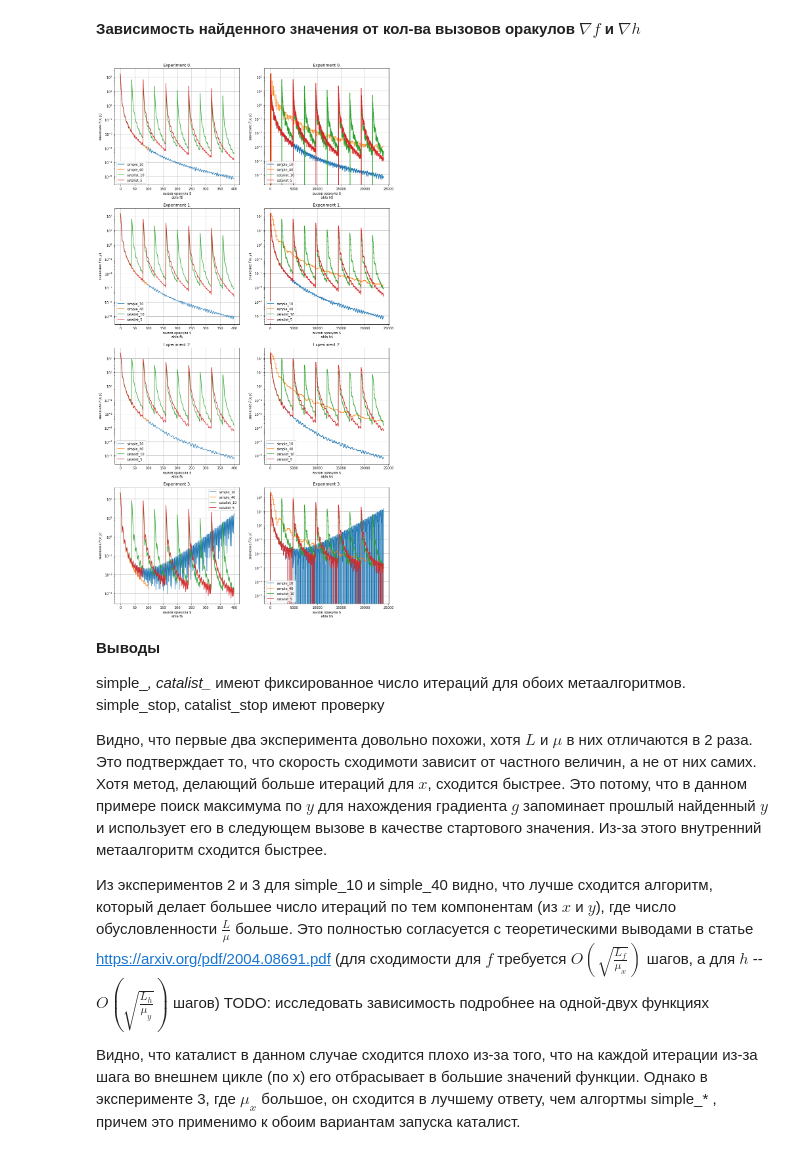
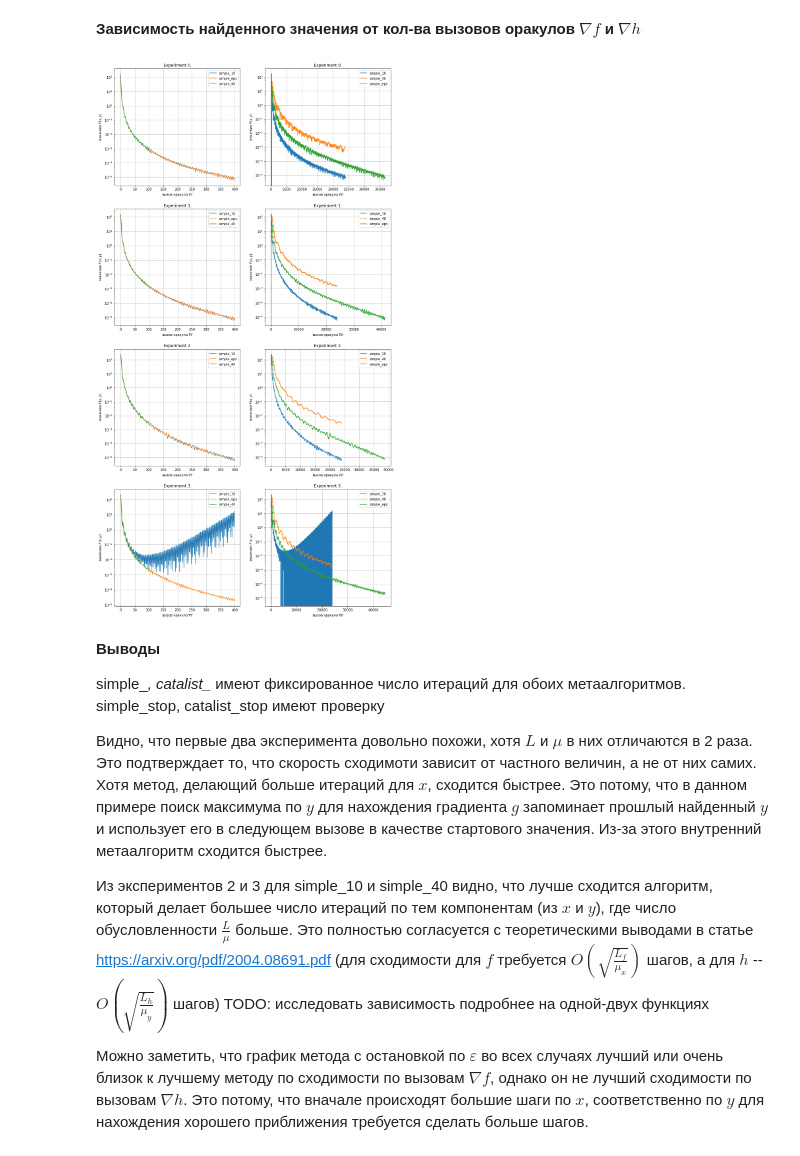
Before and after one commit to nikvas0/optimization_project, a Jupyter notebook: experiments.ipynb, the cells around one changed output. Cells and saved outputs as stored; diff of their text form; code cells hidden in the pictures.

```diff
--- a/experiments.ipynb
+++ b/experiments.ipynb
@@ -164,4 +182,8 @@ res_catalist_stop = []
 # %%
+res_simple_40 = []
+res_simple_10 = []
+res_catalist_10 = []
+res_catalist_5 = []
 for i, exp in enumerate(exps):
     print('Experiment {}. params={}'.format(i, exp.constants()))
 
@@ -181,7 +203,6 @@ for i, exp in enumerate(exps):
     print('Catalist (5, 80, 10): f(x, y)={}\n||f\'_x(x_0, y_0)||={} ||f\'_x(x, y)||={}\n||f\'_y(x_0, y_0)||={} ||f\'_y(x, y)||={}'.format(calc_res(exp, x, y), calc_grad_x(exp, x_0, y_0), calc_grad_x(exp, x, y), calc_grad_y(exp, x_0, y_0), calc_grad_y(exp, x, y)))
     res_catalist_5.append(stat)
 
-
     print()
 # %% [output]
 Experiment 0. params={'L_f': 4.000000000000018, 'L_G': 11.469262626149439, 'L_h': 6.0000000000000036, 'mu_x': 1.9999999999999996, 'mu_y': 2.9999999999999933}
@@ -201,3 +222,11 @@ Wall time: 22.2 s
 Catalist (5, 80, 10): f(x, y)=0.001619188005026537
 ||f'_x(x_0, y_0)||=64.32647249420735 ||f'_x(x, y)||=0.30233073127385685
 ||f'_y(x_0, y_0)||=81.05372441922181 ||f'_y(x, y)||=0.0010994362918434948
+# %%
+res_simple_eps = []
+for i, exp in enumerate(exps):
+    print('Experiment {}. params={}'.format(i, exp.constants()))
+
+    %time x, y, stat = RunSaddle(x_0, y_0, exp, 400, 20, 5, None, 1e-5)
+    print('Simple EPS=1e-5: f(x, y)={}\n||f\'_x(x_0, y_0)||={} ||f\'_x(x, y)||={}\n||f\'_y(x_0, y_0)||={} ||f\'_y(x, y)||={}'.format(calc_res(exp, x, y), calc_grad_x(exp, x_0, y_0), calc_grad_x(exp, x, y), calc_grad_y(exp, x_0, y_0), calc_grad_y(exp, x, y)))
+    res_simple_eps.append(stat)
@@ -203,0 +251,8 @@ Catalist (5, 80, 10): f(x, y)=0.001619188005026537
+# %%
+res_catalist_eps = []
+for i, exp in enumerate(exps):
+    print('Experiment {}. params={}'.format(i, exp.constants()))
+
+    %time x, y, stat = RunSaddleCatalist(x_0, y_0, exp, 5, 5, 80, 25, 5, 1e-4, 1e-4)
+    print('Catalist EPS=1e-4: f(x, y)={}\n||f\'_x(x_0, y_0)||={} ||f\'_x(x, y)||={}\n||f\'_y(x_0, y_0)||={} ||f\'_y(x, y)||={}'.format(calc_res(exp, x, y), calc_grad_x(exp, x_0, y_0), calc_grad_x(exp, x, y), calc_grad_y(exp, x_0, y_0), calc_grad_y(exp, x, y)))
+    res_catalist_eps.append(stat)
@@ -231,47 +304,41 @@ for i in range(len(exps)):
     ax = plt.subplot(4, 2, 1 + i * 2)
     ax.set_title('Experiment {}.'.format(i))
 
     Ff = collectFfromfOracleSimple(res_simple_10[i])
     ax.plot(range(len(Ff)), Ff, label='simple_10')
 
+    Ff = collectFfromfOracleSimple(res_simple_eps[i])
+    ax.plot(range(len(Ff)), Ff, label='simple_eps')
+
     Ff = collectFfromfOracleSimple(res_simple_40[i])
     ax.plot(range(len(Ff)), Ff, label='simple_40')
 
-    Ff = collectFfromfOracleCatalist(res_catalist_10[i])
-    ax.plot(range(len(Ff)), Ff, label='catalist_10')
-
-    Ff = collectFfromfOracleCatalist(res_catalist_5[i])
-    ax.plot(range(len(Ff)), Ff, label='catalist_5')
-
     plt.yscale("log")
     plt.ylabel('значение $F(x, y)$')
-    plt.xlabel('вызов оракула $\nabla f$')
+    plt.xlabel('вызов оракула $\\nabla f$')
     plt.grid(True)
     plt.legend()
 
 
     ax = plt.subplot(4, 2, 1 + i * 2 + 1)
     ax.set_title('Experiment {}.'.format(i))
 
     Fh = collectFfromhOracleSimple(res_simple_10[i])
     ax.plot(range(len(Fh)), Fh, label='simple_10')
 
     Fh = collectFfromhOracleSimple(res_simple_40[i])
     ax.plot(range(len(Fh)), Fh, label='simple_40')
 
-    Fh = collectFfromhOracleCatalist(res_catalist_10[i])
-    ax.plot(range(len(Fh)), Fh, label='catalist_10')
-
-    Fh = collectFfromhOracleCatalist(res_catalist_5[i])
-    ax.plot(range(len(Fh)), Fh, label='catalist_5')
+    Fh = collectFfromhOracleSimple(res_simple_eps[i])
+    ax.plot(range(len(Fh)), Fh, label='simple_eps')
 
     plt.yscale("log")
     plt.ylabel('значение $F(x, y)$')
-    plt.xlabel('вызов оракула $\nabla h$')
+    plt.xlabel('вызов оракула $\\nabla h$')
     plt.grid(True)
     plt.legend()
 # %% [output]
-[figure, old version]
+[figure, new version]
 # %% [markdown]
 **Выводы**
 
@@ -283,4 +350,4 @@ simple_stop, catalist_stop имеют проверку
 Из экспериментов 2 и 3 для simple_10 и simple_40 видно, что лучше сходится алгоритм, который делает большее число итераций по тем компонентам (из $x$ и $y$), где число обусловленности $\frac{L}{\mu}$ больше. Это полностью согласуется с теоретическими выводами в статье https://arxiv.org/pdf/2004.08691.pdf (для сходимости для $f$ требуется $O(\sqrt{\frac{L_f}{\mu_x}})$ шагов, а для $h$ -- $O(\sqrt{\frac{L_h}{\mu_y}})$ шагов)
 TODO: исследовать зависимость подробнее на одной-двух функциях
 
-Видно, что каталист в данном случае сходится плохо из-за того, что на каждой итерации из-за шага во внешнем цикле (по x) его отбрасывает в большие значений функции. Однако в эксперименте 3, где $\mu_x$ большое, он сходится в лучшему ответу, чем алгортмы simple_* , причем это применимо к обоим вариантам запуска каталист.
+Можно заметить, что график метода с остановкой по $\varepsilon$ во всех случаях лучший или очень близок к лучшему методу по сходимости по вызовам $\nabla f$, однако он не лучший сходимости по вызовам $\nabla h$. Это потому, что вначале происходят большие шаги по $x$, соответственно по $y$ для нахождения хорошего приближения требуется сделать больше шагов.
```
Also changed, not shown: parts of 10 cells of this notebook, 1 other file.
